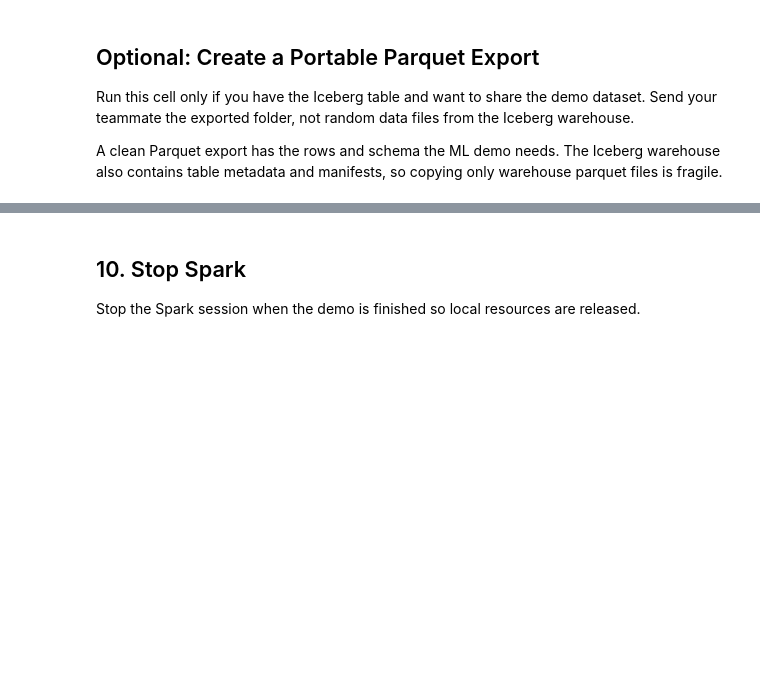
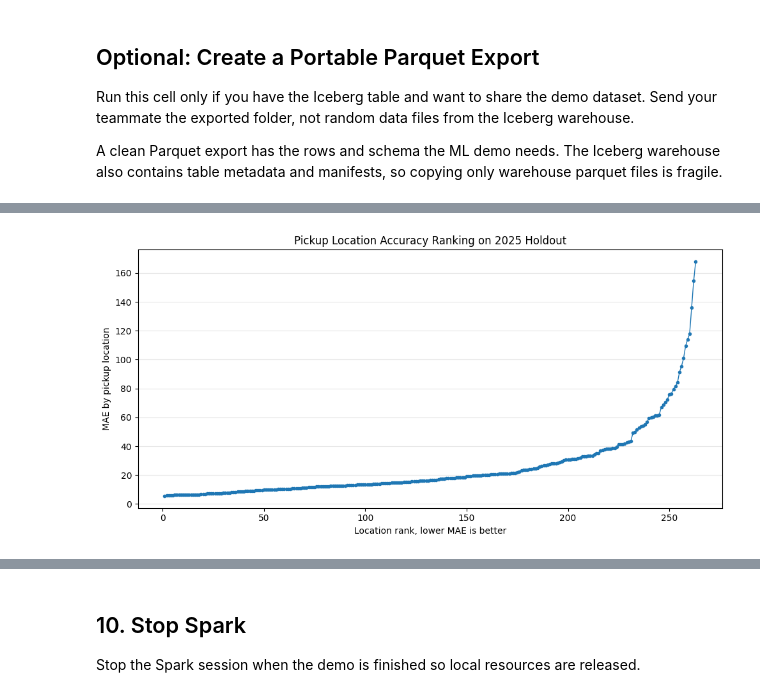
Before and after one commit to jimhe-sjsu/Data228GroupProject, a Jupyter notebook: notebooks/taxi_demand_mllib_demo.ipynb, the cells around one changed output, grey strips where cells are left out. Saved outputs shown, nothing was run; the diff lists cells and outputs as text; code cells hidden in the pictures; blank space fills up the shorter version.

```diff
--- a/notebooks/taxi_demand_mllib_demo.ipynb
+++ b/notebooks/taxi_demand_mllib_demo.ipynb
@@ -591,19 +908,25 @@ test_predictions = (
     best_model
     .transform(test_features_df)
     .select(
-        "source_name",
         "PULocationID",
+        "pickup_date",
         "pickup_year",
         "pickup_month",
+        "pickup_day",
         "pickup_day_of_week",
         "pickup_hour",
         "is_weekend",
+        "location_avg",
+        "location_hour_avg",
+        "location_dow_hour_avg",
+        "previous_month_location_hour_avg",
+        "location_hour_zero_rate",
         F.col("trip_count").alias("actual_trip_count"),
         F.col("prediction").alias("predicted_trip_count"),
     )
     .withColumn("prediction_error", F.col("predicted_trip_count") - F.col("actual_trip_count"))
     .withColumn("absolute_error", F.abs(F.col("prediction_error")))
-    .persist(StorageLevel.MEMORY_AND_DISK)
+    .persist(CACHE_STORAGE_LEVEL)
 )
 
 test_prediction_count = test_predictions.count()
@@ -612,19 +935,15 @@ print(f"2025 prediction rows: {test_prediction_count:,}")
 sample_predictions = (
     test_predictions
     .select(
-        "source_name",
         "PULocationID",
-        "pickup_year",
-        "pickup_month",
-        "pickup_day_of_week",
+        "pickup_date",
         "pickup_hour",
-        "is_weekend",
         F.round("actual_trip_count", 2).alias("actual_trip_count"),
         F.round("predicted_trip_count", 2).alias("predicted_trip_count"),
         F.round("prediction_error", 2).alias("prediction_error"),
         F.round("absolute_error", 2).alias("absolute_error"),
     )
-    .orderBy("source_name", "PULocationID", "pickup_month", "pickup_day_of_week", "pickup_hour")
+    .orderBy("PULocationID", "pickup_date", "pickup_hour")
 )
 
 sample_predictions.show(10, truncate=False)
@@ -666,0 +1089,75 @@ largest_errors.show(10, truncate=False)
+# %%
+import matplotlib.pyplot as plt
+
+Path("output").mkdir(exist_ok=True)
+
+location_accuracy_df = (
+    test_predictions
+    .groupBy("PULocationID")
+    .agg(
+        F.count("*").alias("rows"),
+        F.avg("actual_trip_count").alias("avg_actual"),
+        F.avg("predicted_trip_count").alias("avg_predicted"),
+        F.avg("absolute_error").alias("mae"),
+        F.sqrt(F.avg(F.col("prediction_error") * F.col("prediction_error"))).alias("rmse"),
+        F.avg("prediction_error").alias("bias"),
+    )
+    .join(zone_lookup_df.select("PULocationID", "borough", "zone"), "PULocationID", "left")
+    .withColumn(
+        "accuracy_rank",
+        F.row_number().over(Window.orderBy(F.asc("mae"), F.asc("rmse"), F.asc("PULocationID"))),
+    )
+    .select(
+        "accuracy_rank",
+        "PULocationID",
+        "borough",
+        "zone",
+        "rows",
+        F.round("avg_actual", 2).alias("avg_actual"),
+        F.round("avg_predicted", 2).alias("avg_predicted"),
+        F.round("mae", 2).alias("mae"),
+        F.round("rmse", 2).alias("rmse"),
+        F.round("bias", 2).alias("bias"),
+    )
+    .orderBy("accuracy_rank")
+)
+
+location_accuracy_df.show(20, truncate=False)
+
+location_accuracy_pdf = location_accuracy_df.toPandas()
+location_accuracy_pdf.to_csv("output/location_accuracy_ranked.csv", index=False)
+print("Location accuracy ranking saved to output/location_accuracy_ranked.csv")
+
+if location_accuracy_pdf.empty:
+    print("No rows available for location accuracy ranking plot.")
+else:
+    fig, ax = plt.subplots(figsize=(10, 5))
+    ax.plot(
+        location_accuracy_pdf["accuracy_rank"],
+        location_accuracy_pdf["mae"],
+        marker=".",
+        linewidth=1,
+    )
+    ax.set_title("Pickup Location Accuracy Ranking on 2025 Holdout")
+    ax.set_xlabel("Location rank, lower MAE is better")
+    ax.set_ylabel("MAE by pickup location")
+    ax.grid(True, axis="y", alpha=0.3)
+    plt.tight_layout()
+    plt.show()
+
+    worst_location_pdf = location_accuracy_pdf.sort_values("mae", ascending=False).head(20).copy()
+    worst_location_pdf["location_label"] = (
+        worst_location_pdf["PULocationID"].astype(str)
+        + " - "
+        + worst_location_pdf["zone"].fillna("Unknown")
+    )
+    worst_location_pdf = worst_location_pdf.sort_values("mae")
+
+    fig, ax = plt.subplots(figsize=(10, 7))
+    ax.barh(worst_location_pdf["location_label"], worst_location_pdf["mae"], color="#dc2626")
+    ax.set_title("Worst Pickup Locations by 2025 MAE")
+    ax.set_xlabel("MAE, lower is better")
+    ax.set_ylabel("Pickup location")
+    plt.tight_layout()
+    plt.show()
+# %% [output]
@@ -666,0 +1203 @@ largest_errors.show(10, truncate=False)
+[figure, added]
```
Also changed, not shown: parts of 37 cells of this notebook, 4 other files.
